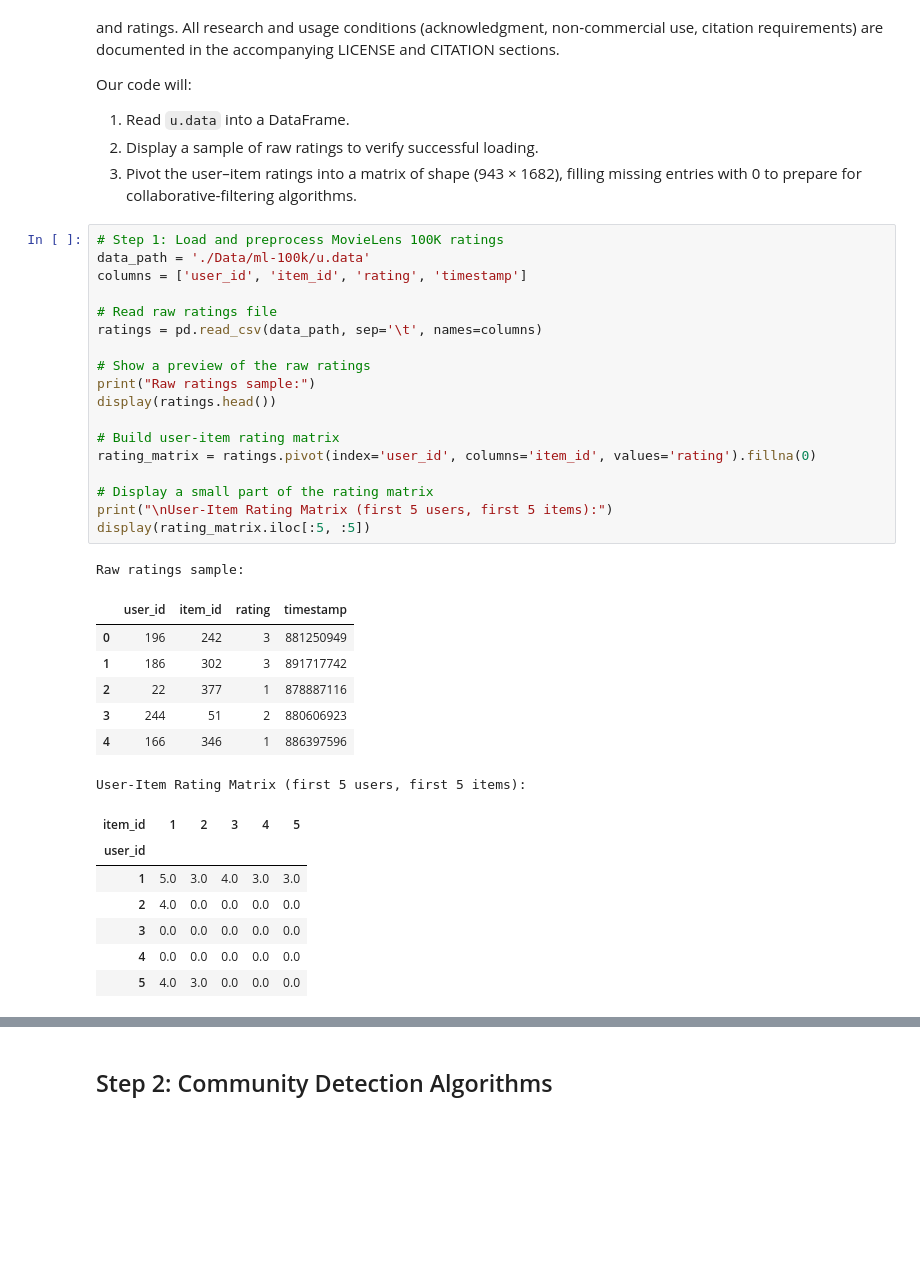
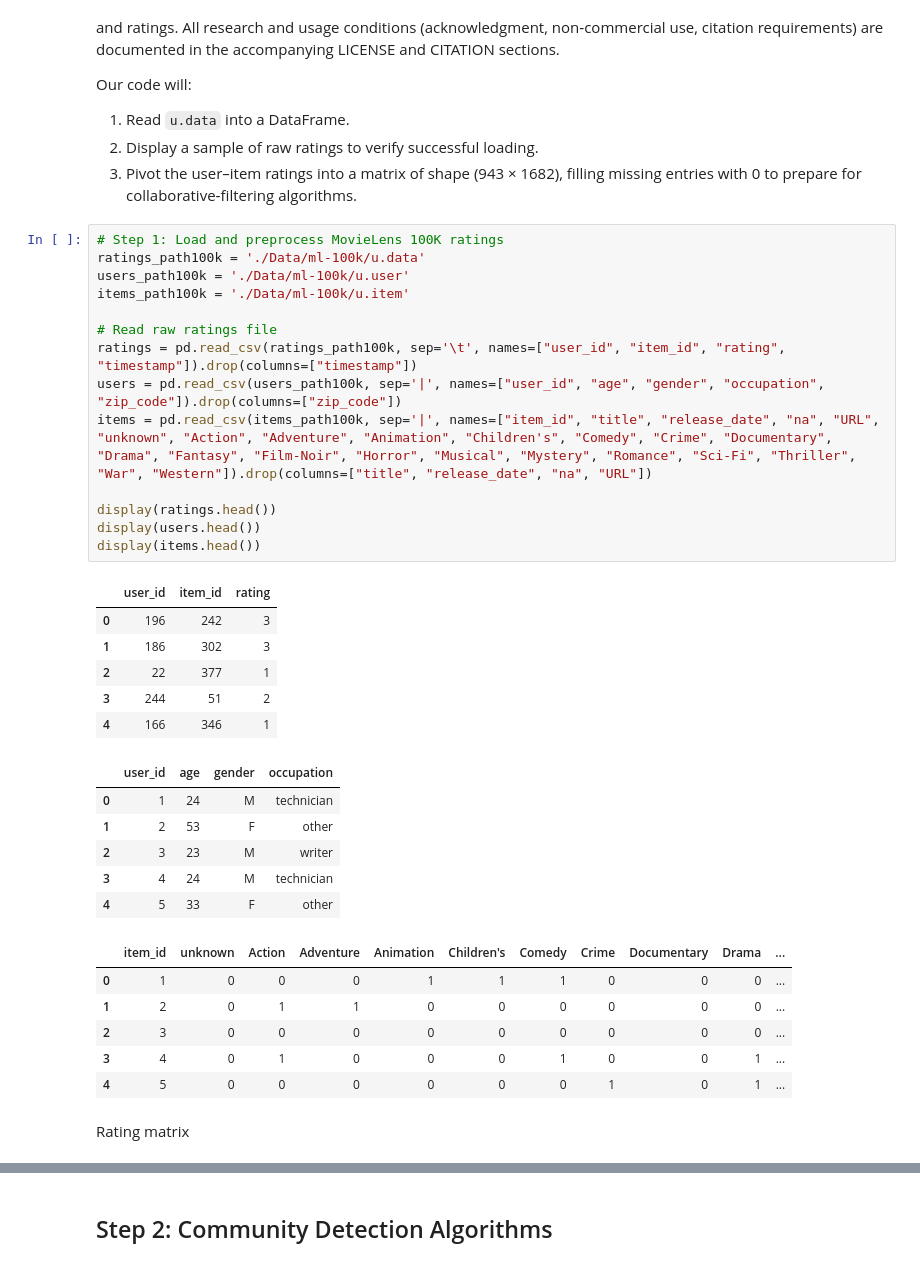
Before and after one commit to MatteoZorzi/RecomenderSystemsProject, a Jupyter notebook: PaperImplementation.ipynb, the cells around one changed output, grey strips where cells are left out. Drawn from its saved outputs; the diff is of its cells as text; blank space fills up the shorter version.

```diff
--- a/PaperImplementation.ipynb
+++ b/PaperImplementation.ipynb
@@ -73,35 +73,36 @@ Our code will:
 3. Pivot the user–item ratings into a matrix of shape (943 × 1682), filling missing entries with 0 to prepare for collaborative‑filtering algorithms.
 # %%
 # Step 1: Load and preprocess MovieLens 100K ratings
-data_path = './Data/ml-100k/u.data'
-columns = ['user_id', 'item_id', 'rating', 'timestamp']
+ratings_path100k = './Data/ml-100k/u.data'
+users_path100k = './Data/ml-100k/u.user'
+items_path100k = './Data/ml-100k/u.item'
 
 # Read raw ratings file
-ratings = pd.read_csv(data_path, sep='\t', names=columns)
+ratings = pd.read_csv(ratings_path100k, sep='\t', names=["user_id", "item_id", "rating", "timestamp"]).drop(columns=["timestamp"])
+users = pd.read_csv(users_path100k, sep='|', names=["user_id", "age", "gender", "occupation", "zip_code"]).drop(columns=["zip_code"])
+items = pd.read_csv(items_path100k, sep='|', names=["item_id", "title", "release_date", "na", "URL", "unknown", "Action", "Adventure", "Animation", "Children's", "Comedy", "Crime", "Documentary", "Drama", "Fantasy", "Film-Noir", "Horror", "Musical", "Mystery", "Romance", "Sci-Fi", "Thriller", "War", "Western"]).drop(columns=["title", "release_date", "na", "URL"])
 
-# Show a preview of the raw ratings
-print("Raw ratings sample:")
 display(ratings.head())
-
-# Build user-item rating matrix
-rating_matrix = ratings.pivot(index='user_id', columns='item_id', values='rating').fillna(0)
-
-# Display a small part of the rating matrix
-print("\nUser-Item Rating Matrix (first 5 users, first 5 items):")
-display(rating_matrix.iloc[:5, :5])
+display(users.head())
+display(items.head())
 # %% [output]
-Raw ratings sample:
-|  | user_id | item_id | rating | timestamp |
-| 0 | 196 | 242 | 3 | 881250949 |
-| 1 | 186 | 302 | 3 | 891717742 |
-| 2 | 22 | 377 | 1 | 878887116 |
-| 3 | 244 | 51 | 2 | 880606923 |
-| 4 | 166 | 346 | 1 | 886397596 |
+|  | user_id | item_id | rating |
+| 0 | 196 | 242 | 3 |
+| 1 | 186 | 302 | 3 |
+| 2 | 22 | 377 | 1 |
+| 3 | 244 | 51 | 2 |
+| 4 | 166 | 346 | 1 |
-User-Item Rating Matrix (first 5 users, first 5 items):
-| item_id | 1 | 2 | 3 | 4 | 5 |
-| user_id |  |  |  |  |  |
-| 1 | 5.0 | 3.0 | 4.0 | 3.0 | 3.0 |
-| 2 | 4.0 | 0.0 | 0.0 | 0.0 | 0.0 |
-| 3 | 0.0 | 0.0 | 0.0 | 0.0 | 0.0 |
-| 4 | 0.0 | 0.0 | 0.0 | 0.0 | 0.0 |
-| 5 | 4.0 | 3.0 | 0.0 | 0.0 | 0.0 |
+|  | user_id | age | gender | occupation |
+| 0 | 1 | 24 | M | technician |
+| 1 | 2 | 53 | F | other |
+| 2 | 3 | 23 | M | writer |
+| 3 | 4 | 24 | M | technician |
+| 4 | 5 | 33 | F | other |
+|  | item_id | unknown | Action | Adventure | Animation | Children's | Comedy | Crime | Documentary | Drama | ... |
+| 0 | 1 | 0 | 0 | 0 | 1 | 1 | 1 | 0 | 0 | 0 | ... |
+| 1 | 2 | 0 | 1 | 1 | 0 | 0 | 0 | 0 | 0 | 0 | ... |
+| 2 | 3 | 0 | 0 | 0 | 0 | 0 | 0 | 0 | 0 | 0 | ... |
+| 3 | 4 | 0 | 1 | 0 | 0 | 0 | 1 | 0 | 0 | 1 | ... |
+| 4 | 5 | 0 | 0 | 0 | 0 | 0 | 0 | 1 | 0 | 1 | ... |
+# %% [markdown]
+Rating matrix
```
Also changed, not shown: parts of 12 cells of this notebook, 1 other file.
